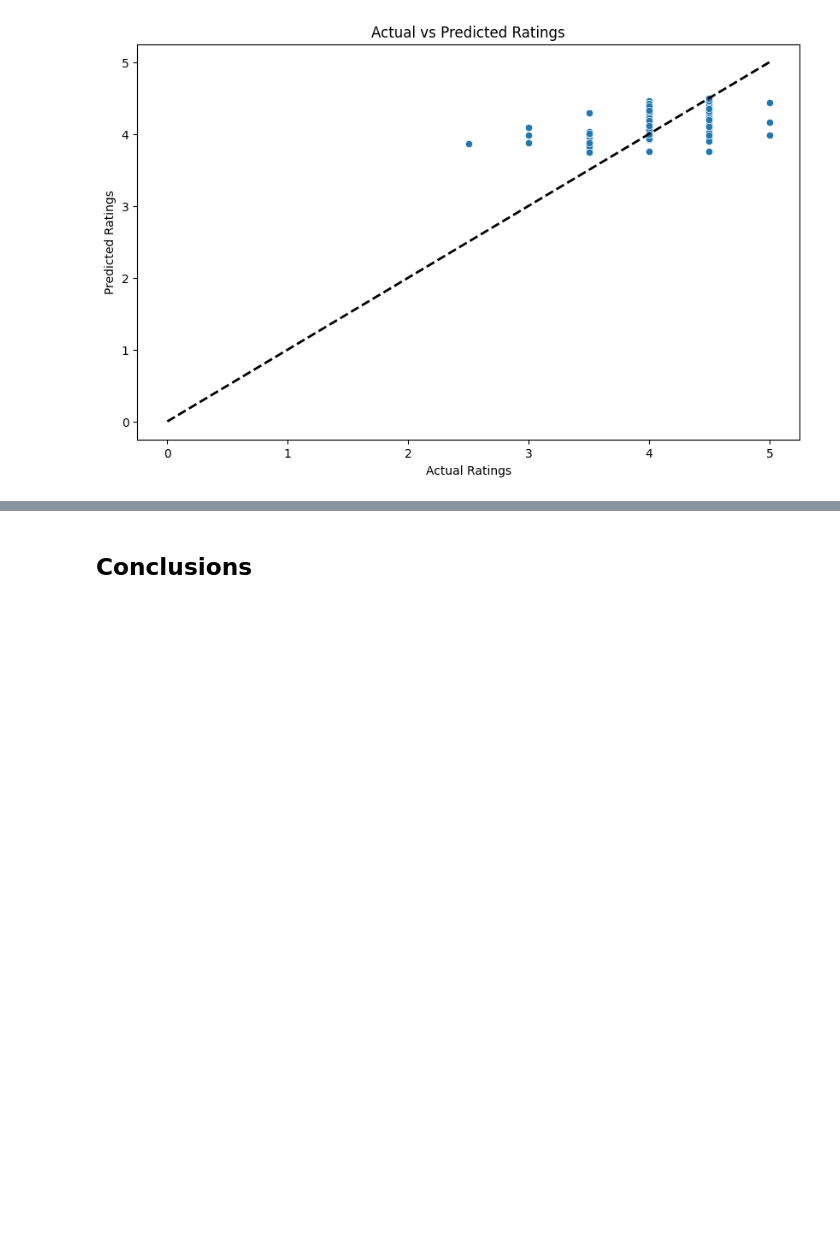
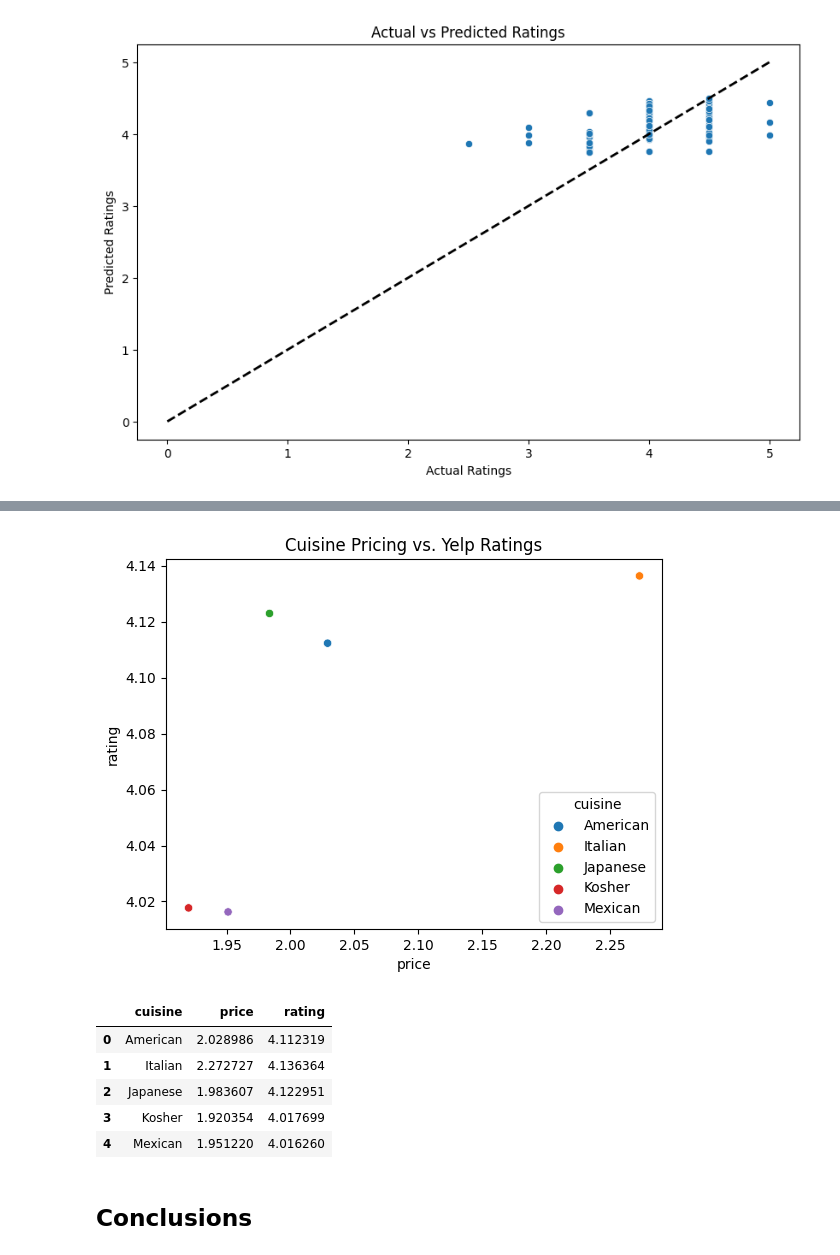
Before and after one commit to benbesthof/goodrestaurants, a Jupyter notebook: restaurants_analysis.ipynb, the cells around one changed output, grey strips where cells are left out. Drawn from its saved outputs; the diff is of its cells as text; code cells hidden in the pictures; blank space fills up the shorter version.

```diff
--- a/restaurants_analysis.ipynb
+++ b/restaurants_analysis.ipynb
@@ -455,3 +485,16 @@ demographic_influences = analyze_demographic_influences(df_restaurants)
+# %%
+
+
+# Analyze cuisine pricing, ratings, and popularity
+modeling.analyze_cuisine_pricing_and_popularity()
+# %% [output]
+[figure, added]
+|  | cuisine | price | rating |
+| 0 | American | 2.028986 | 4.112319 |
+| 1 | Italian | 2.272727 | 4.136364 |
+| 2 | Japanese | 1.983607 | 4.122951 |
+| 3 | Kosher | 1.920354 | 4.017699 |
+| 4 | Mexican | 1.951220 | 4.016260 |
 # %% [markdown]
 ## Conclusions <a id="conclusions"></a>
 # %%
```
Also changed, not shown: parts of 6 cells of this notebook.
